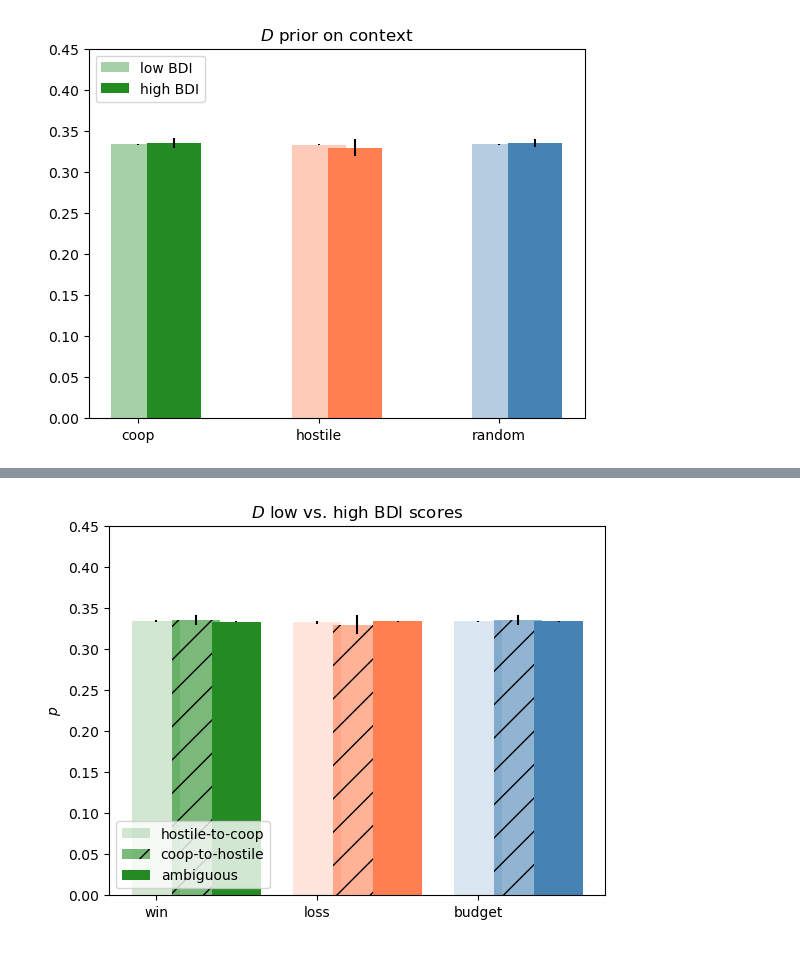
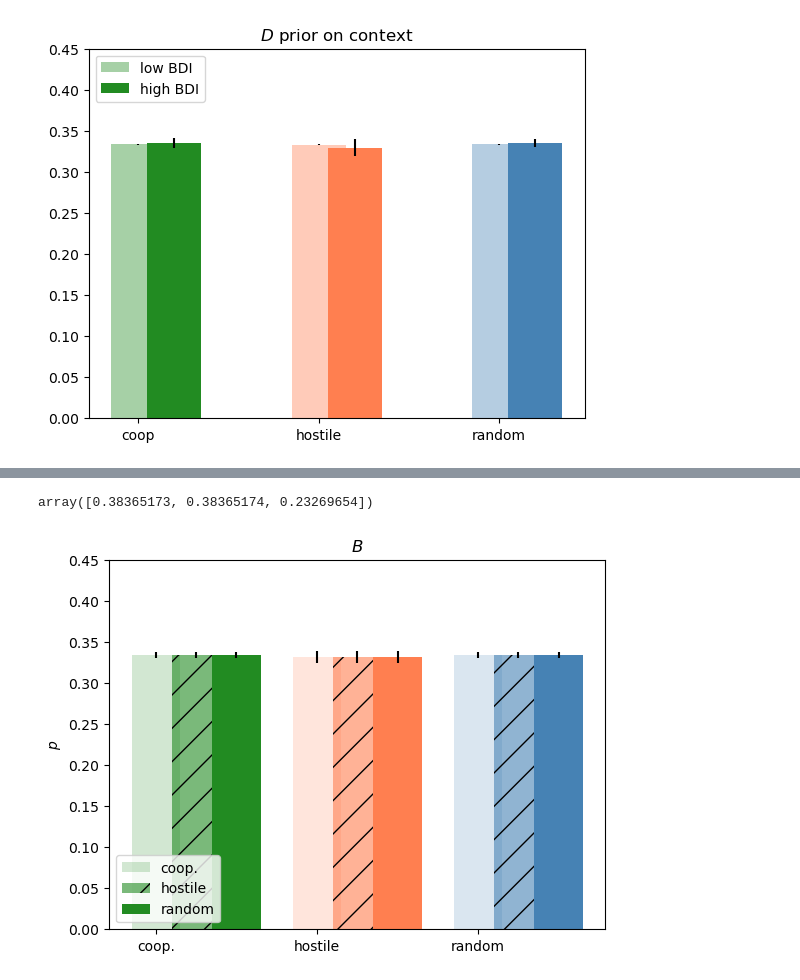
Before and after one commit to Eckertal/pymdp_depression, a Jupyter notebook: fitting/opt_results.ipynb, the cells around one changed output, grey strips where cells are left out. Cells and saved outputs as stored; diff of their text form; code cells hidden in the pictures.

```diff
--- a/fitting/opt_results.ipynb
+++ b/fitting/opt_results.ipynb
@@ -250,14 +295,47 @@ data_rand  = make_plottable(rand_d)
+# %%
+test = 9089012.0
+# friendly to friendly, hostile, random
+soft_B_sbj[test][:, 1:2, :].flatten()
+# %% [output]
+array([0.38365173, 0.38365174, 0.23269654])
+# %%
+sbj_friendly, sbj_hostile, sbj_random = {},{},{}
+
+for sbj in subjects:
+    friendly = soft_B_sbj[sbj][:, :1, :].flatten()
+    hostile  = soft_B_sbj[sbj][:, 1:2, :].flatten()
+    random   = soft_B_sbj[sbj][:, 2:3, :].flatten()
+
+    sbj_friendly[sbj] = friendly
+    sbj_hostile[sbj]  = hostile
+    sbj_random[sbj]   = random
 # %%
-plt.bar(range(1,4), data_np.mean(), width=0.3, color=cols,alpha=0.2, yerr=data_np.std(), label='hostile-to-coop')
-plt.bar([l + 0.25 for l in list(range(1,4))], data_pn.mean(), alpha=0.6, width=0.3, color=cols, hatch='/', yerr=data_pn.std(), label='coop-to-hostile')
-plt.bar([l + 0.5 for l in list(range(1,4))], data_rand.mean(), width=0.3, color=cols, yerr=data_rand.std(), label='ambiguous')
+# catch B data per condition.
+b_friendly = [val for key, val in dict(df_p['D']).items() if key in sbj_friendly]
+b_hostile = [val for key, val in dict(df_p['D']).items() if key in sbj_hostile]
+b_random = [val for key, val in dict(df_p['D']).items() if key in sbj_random]
+
+data_b_friendly = make_plottable(b_friendly)
+data_b_hostile = make_plottable(b_hostile)
+data_b_random  = make_plottable(b_random)
+
+plt.bar(range(1,4), data_b_friendly.mean(), width=0.3, color=cols,alpha=0.2,
+        yerr=data_b_friendly.std(), label='coop.')
+
+
+plt.bar([l + 0.25 for l in list(range(1,4))], data_b_hostile.mean(), alpha=0.6, width=0.3, color=cols, hatch='/',
+        yerr=data_b_hostile.std(), label='hostile')
+
+
+plt.bar([l + 0.5 for l in list(range(1,4))], data_b_random.mean(), width=0.3, color=cols,
+        yerr=data_b_random.std(), label='random')
 
 plt.legend(loc='lower left')
-_=plt.xticks(range(1,4), labels=['win', 'loss', 'budget'])
-plt.title(r'$D$ low vs. high BDI scores')
+_=plt.xticks(range(1,4), labels=['coop.', 'hostile', 'random'])
+plt.title(r'$B$')
 plt.ylabel(r'$p$')
 plt.ylim(0, 0.45)
 os.chdir(fig_path)
-plt.savefig('D_per_conditions_bar.svg')
+plt.savefig('B_all_together.svg')
 # %% [output]
-[figure, old version]
+[figure, new version]
```
Also changed, not shown: parts of 14 cells of this notebook, 16 other files.
